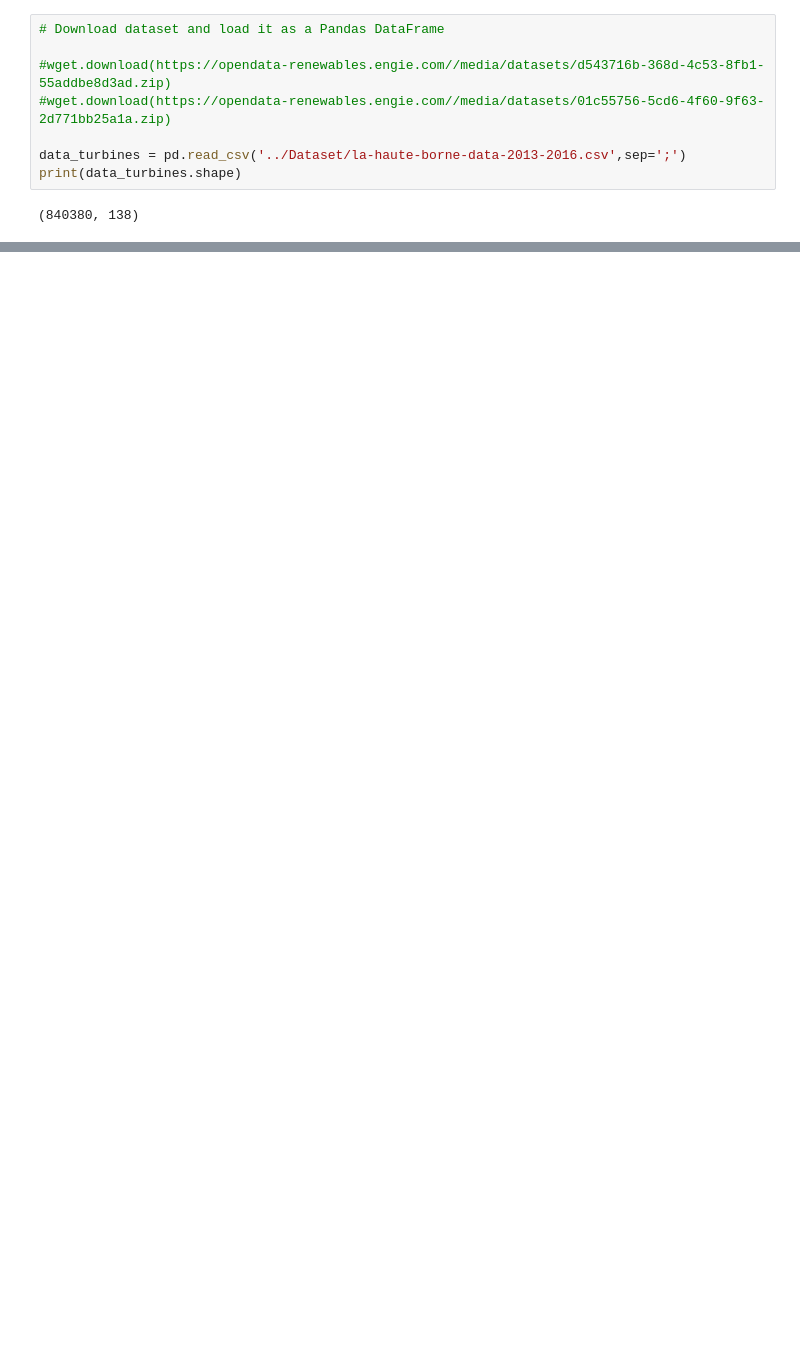
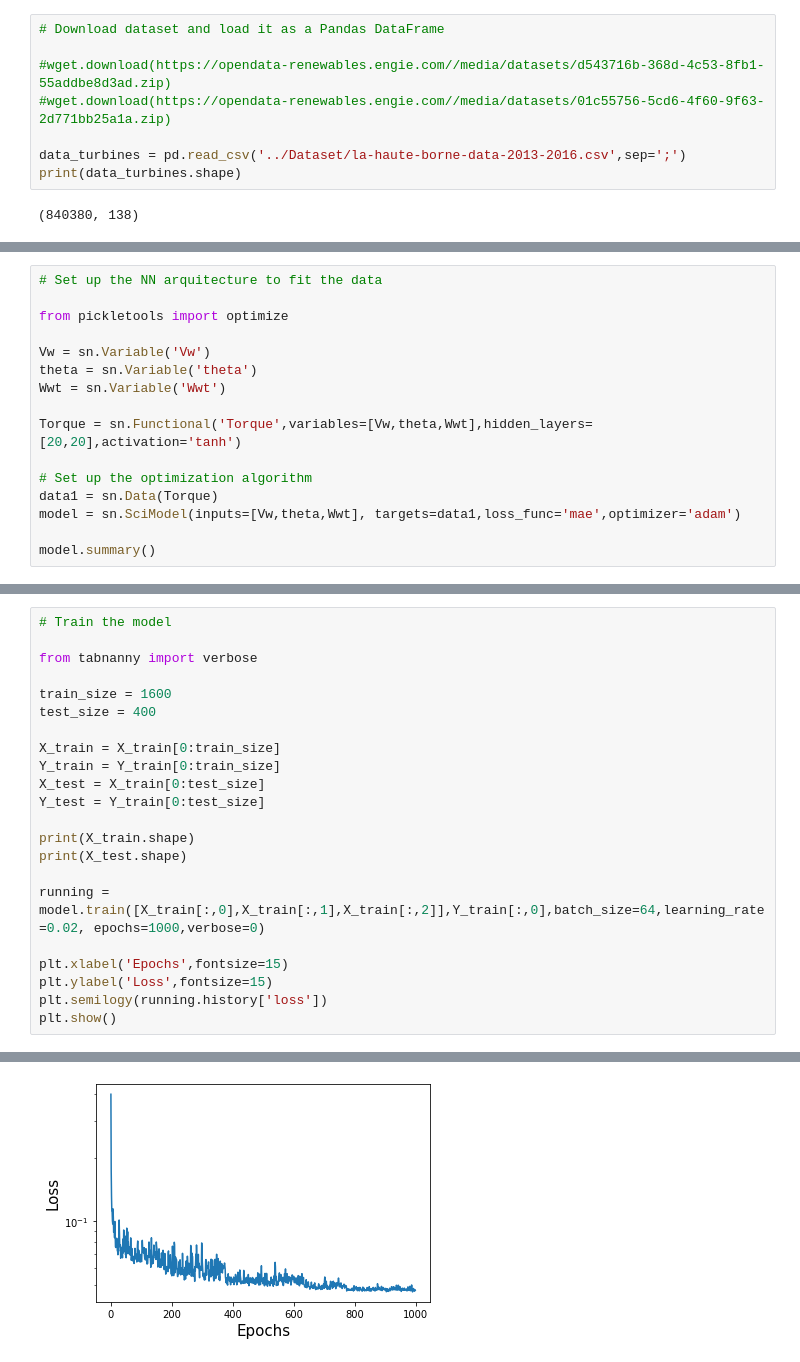
Before and after one commit to alfonsogijon/WindTurbines_PINNs, a Jupyter notebook: Code/Regression-NN-LHBD2013.ipynb, the cells around one changed output, grey strips where cells are left out. Cells and saved outputs as stored; diff of their text form; blank space fills up the shorter version.

Commit message:
Added script to fit the turbine data with a standard NN

```diff
--- a/Code/Regression-NN-LHBD2013.ipynb
+++ b/Code/Regression-NN-LHBD2013.ipynb
@@ -61,0 +97,16 @@ print(v_wind.shape)
+# %%
+# Set up the NN arquitecture to fit the data
+
+from pickletools import optimize
+
+Vw = sn.Variable('Vw')
+theta = sn.Variable('theta')
+Wwt = sn.Variable('Wwt')
+
+Torque = sn.Functional('Torque',variables=[Vw,theta,Wwt],hidden_layers=[20,20],activation='tanh')
+
+# Set up the optimization algorithm
+data1 = sn.Data(Torque)
+model = sn.SciModel(inputs=[Vw,theta,Wwt], targets=data1,loss_func='mae',optimizer='adam')
+
+model.summary()
@@ -61,0 +131,23 @@ print(v_wind.shape)
+# %%
+# Train the model
+
+from tabnanny import verbose
+
+train_size = 1600
+test_size = 400
+
+X_train = X_train[0:train_size]
+Y_train = Y_train[0:train_size]
+X_test = X_train[0:test_size]
+Y_test = Y_train[0:test_size]
+
+print(X_train.shape)
+print(X_test.shape)
+
+running = model.train([X_train[:,0],X_train[:,1],X_train[:,2]],Y_train[:,0],batch_size=64,learning_rate=0.02, epochs=1000,verbose=0)
+
+plt.xlabel('Epochs',fontsize=15)
+plt.ylabel('Loss',fontsize=15)
+plt.semilogy(running.history['loss'])
+plt.show()
+# %% [output]
@@ -61,0 +167 @@ print(v_wind.shape)
+[figure, added]
```
Also changed, not shown: parts of 7 cells of this notebook, 2 other files.
